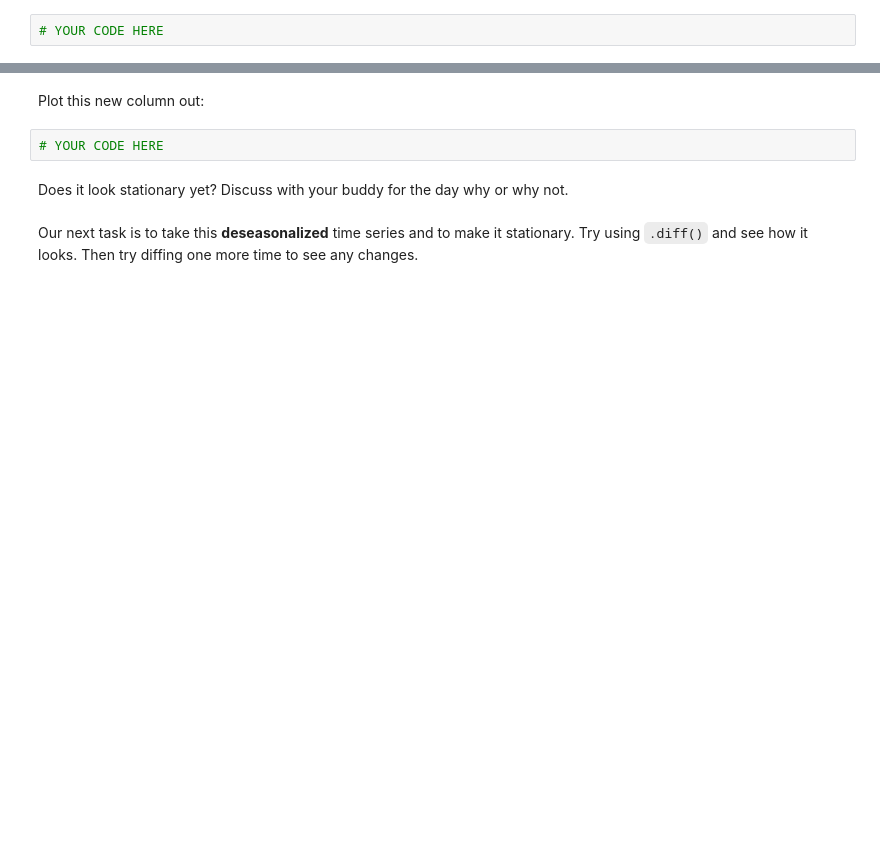
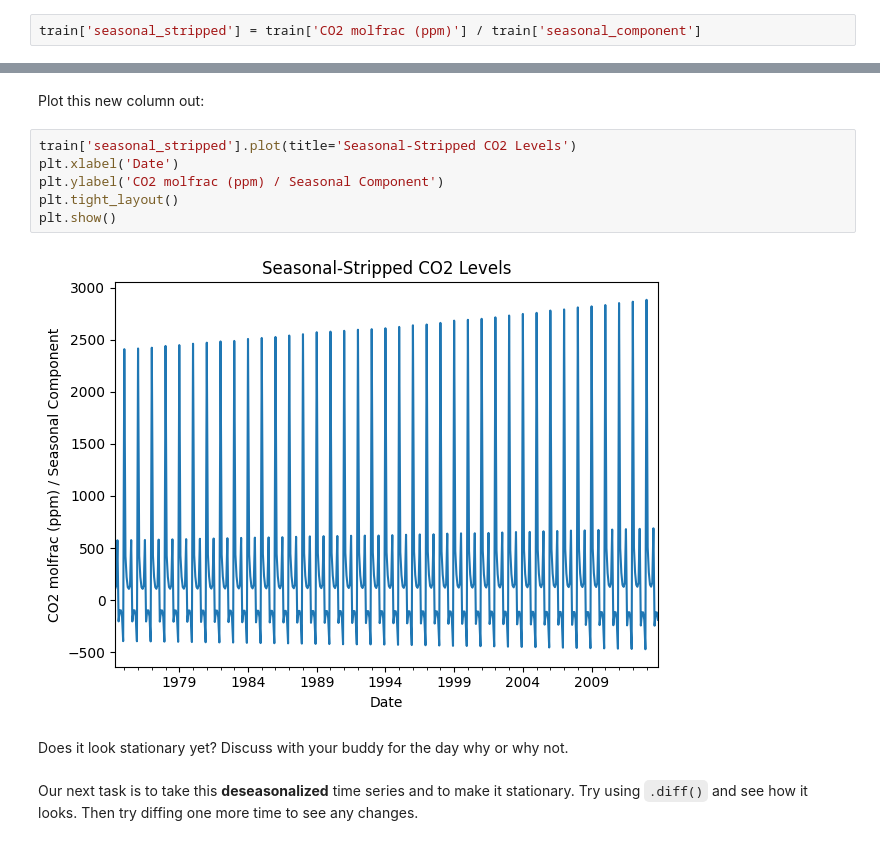
Before and after one commit to saranjthilak/data-arima-101, a Jupyter notebook: arima_seasonal_intro.ipynb, the cells around one changed output, grey strips where cells are left out. Cells and saved outputs as stored; diff of their text form; blank space fills up the shorter version.

```diff
--- a/arima_seasonal_intro.ipynb
+++ b/arima_seasonal_intro.ipynb
@@ -380,4 +394,4 @@ git push origin master
 # %% [markdown]
 Create a new column named `"seasonal_stripped"` equal to the value of your original time series divided by the seasonal component.
 # %%
-# YOUR CODE HERE
+train['seasonal_stripped'] = train['CO2 molfrac (ppm)'] / train['seasonal_component']
@@ -384,7 +417,13 @@ Create a new column named `"seasonal_stripped"` equal to the value of your origi
 # %% [markdown]
 Plot this new column out:
 # %%
-# YOUR CODE HERE
+train['seasonal_stripped'].plot(title='Seasonal-Stripped CO2 Levels')
+plt.xlabel('Date')
+plt.ylabel('CO2 molfrac (ppm) / Seasonal Component')
+plt.tight_layout()
+plt.show()
+# %% [output]
+[figure, added]
 # %% [markdown]
 Does it look stationary yet? Discuss with your buddy for the day why or why not.
 # %% [markdown]
```
Also changed, not shown: parts of 19 cells of this notebook, 2 other files.
